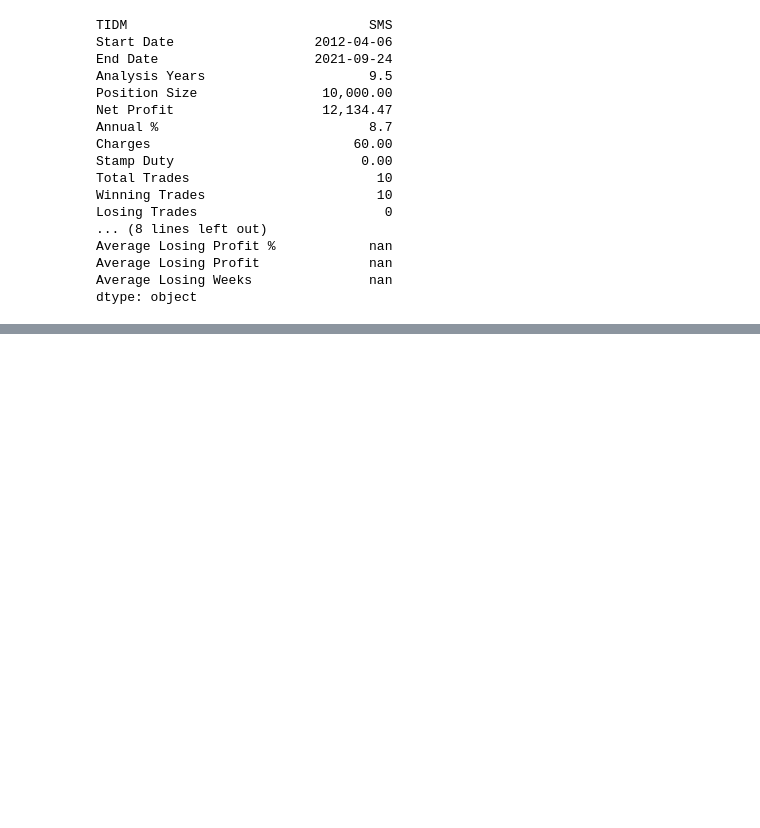
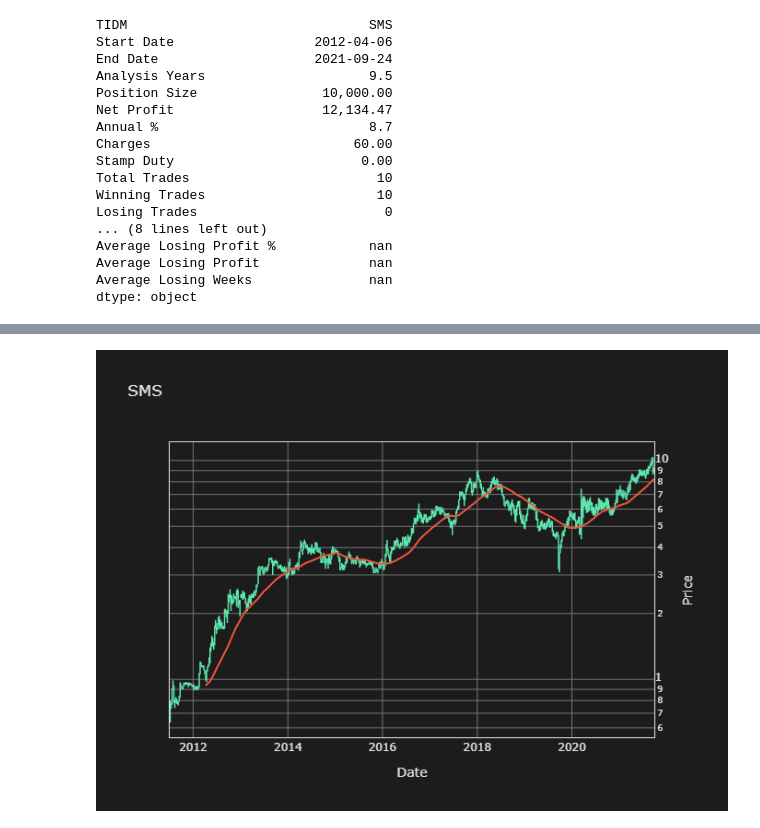
Before and after one commit to SwedishChef01/vigilant-journey, a Jupyter notebook: RSI_PZone_W.ipynb, the cells around one changed output, grey strips where cells are left out. Cells and saved outputs as stored; diff of their text form; code cells hidden in the pictures; blank space fills up the shorter version.

Commit message:
Switched to Plotly chart.

```diff
--- a/RSI_PZone_W.ipynb
+++ b/RSI_PZone_W.ipynb
@@ -237,0 +174,63 @@ AttributeError: 'DataFrame' object has no attribute 'date'
+# %%
+# OHLC bar trace.
+trace_1 = data = go.Ohlc(
+    x=df.index,
+    open=df.open,
+    high=df.high,
+    low=df.low,
+    close=df.close,
+    increasing_line_color="rgba(92, 230, 174, 1.0)",
+    decreasing_line_color="rgba(92, 230, 174, 1.0)",
+    line_width=1.5,
+    yhoverformat='.2f',
+)
+
+# SMA trace.
+trace_2 = go.Scatter(
+    x=df.index,
+    y=df.sma
+)
+
+# Create figure.
+plot_data = [trace_1, trace_2]
+fig = go.Figure(data=plot_data)
+
+# Plot layout.
+fig.update_layout(
+    autosize=False,
+    showlegend=False,
+    width=665,
+    height=500,
+    paper_bgcolor="rgba(28, 28, 28, 1.0)",
+    plot_bgcolor="rgba(28, 28, 28, 1.0)",
+    font=dict(color="rgba(226, 226, 226, 1.0)"),
+    title=dict(
+        text=tidm, font_color="rgba(226, 226, 226, 1.0)"
+    ),
+    xaxis=dict(
+        linecolor="rgba(226, 226, 226, 1.0)",
+        mirror=True,
+        rangeslider=dict(visible=False),
+        title="Date",
+    ),
+    yaxis=dict(
+        linecolor="rgba(226, 226, 226, 1.0)",
+        mirror=True,
+        side="right",
+        title="Price",
+        type="log",
+    ),
+    hovermode="x unified",
+)
+
+fig.update_xaxes(gridcolor="rgba(119, 119, 119, 1.0)")
+fig.update_yaxes(gridcolor="rgba(119, 119, 119, 1.0)",)
+
+# Display plot.
+fig.show(
+    config={
+        'scrollZoom': True,
+        'modeBarButtonsToRemove': ['zoom', 'select2d', 'lasso2d'],
+    }
+)
+# %% [output]
@@ -237,0 +238 @@ AttributeError: 'DataFrame' object has no attribute 'date'
+[figure, added]
```
Also changed, not shown: parts of 6 cells of this notebook, 2 other files.
